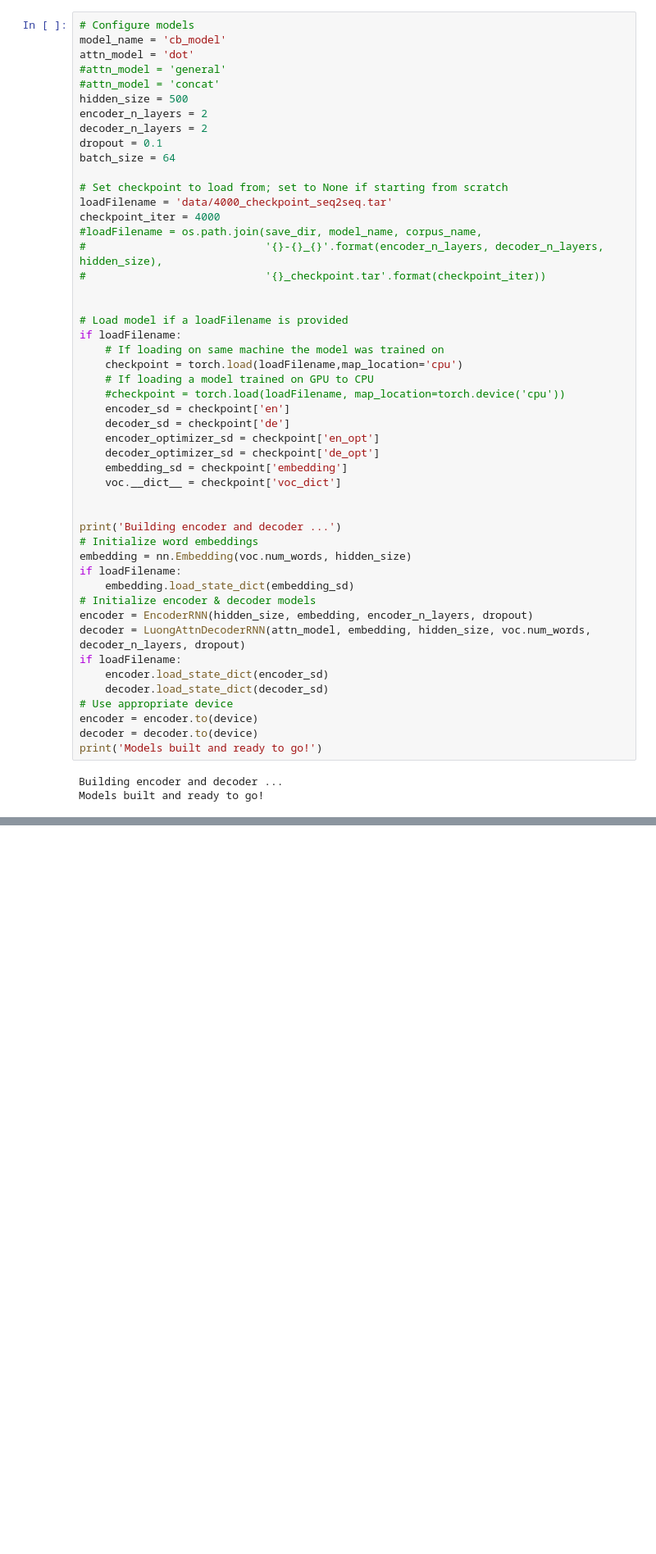
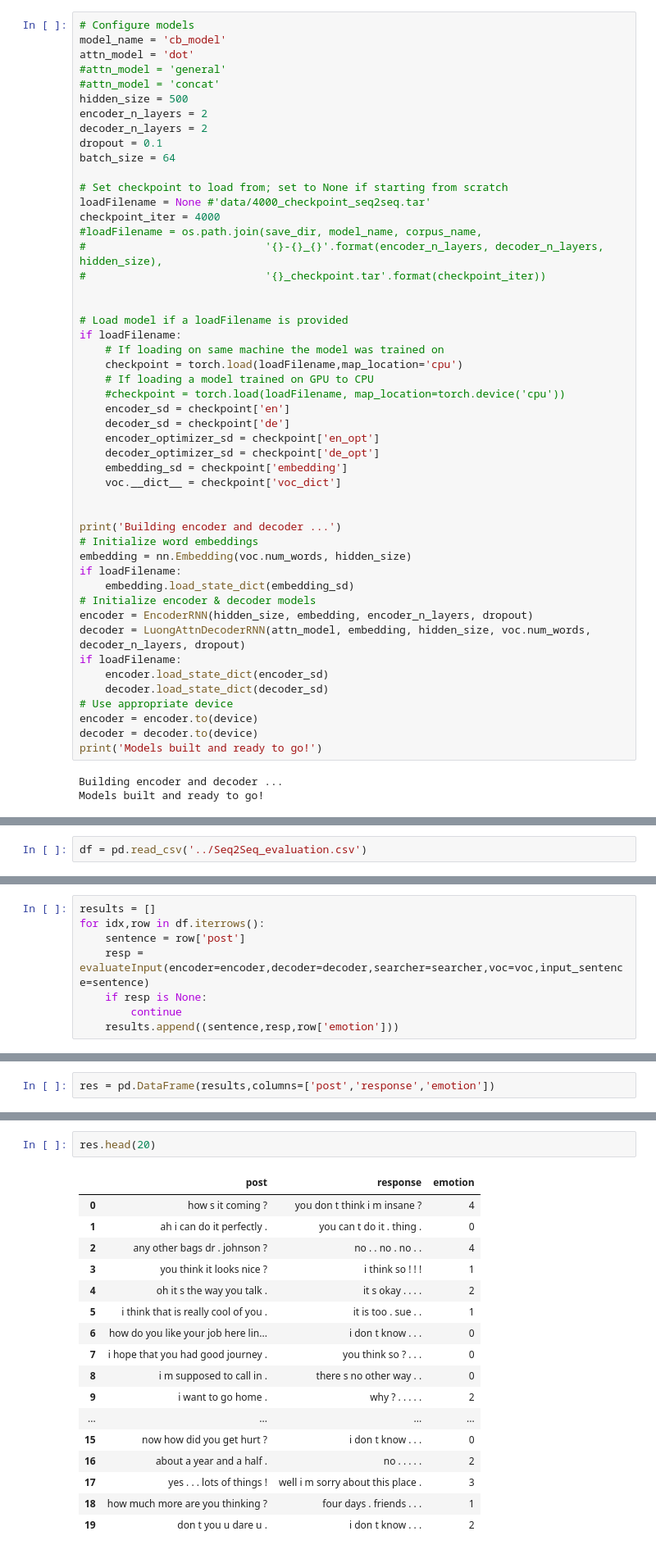
Before and after one commit to bofei5675/ECM_NLU, a Jupyter notebook: Baseline/jupyter/chatbot_tutorial.ipynb, the cells around one changed output, grey strips where cells are left out. Shown at 82% size. Drawn from its saved outputs; the diff is of its cells as text; blank space fills up the shorter version.

```diff
--- a/Baseline/jupyter/chatbot_tutorial.ipynb
+++ b/Baseline/jupyter/chatbot_tutorial.ipynb
@@ -1267,7 +1267,7 @@ dropout = 0.1
 batch_size = 64
 
 # Set checkpoint to load from; set to None if starting from scratch
-loadFilename = 'data/4000_checkpoint_seq2seq.tar'
+loadFilename = None #'data/4000_checkpoint_seq2seq.tar'
 checkpoint_iter = 4000
 #loadFilename = os.path.join(save_dir, model_name, corpus_name,
 #                            '{}-{}_{}'.format(encoder_n_layers, decoder_n_layers, hidden_size),
@@ -1383,0 +1392,2 @@ KeyboardInterrupt:
+# %%
+df = pd.read_csv('../Seq2Seq_evaluation.csv')
@@ -1383,0 +1419,8 @@ KeyboardInterrupt:
+# %%
+results = []
+for idx,row in df.iterrows():
+    sentence = row['post']
+    resp = evaluateInput(encoder=encoder,decoder=decoder,searcher=searcher,voc=voc,input_sentence=sentence)
+    if resp is None:
+        continue
+    results.append((sentence,resp,row['emotion']))
@@ -1383,0 +1445,2 @@ KeyboardInterrupt:
+# %%
+res = pd.DataFrame(results,columns=['post','response','emotion'])
@@ -1384,3 +1449,23 @@ KeyboardInterrupt:
+# %%
+res.head(20)
+# %% [output]
+|  | post | response | emotion |
+| 0 | how s it coming ? | you don t think i m insane ? | 4 |
+| 1 | ah i can do it perfectly . | you can t do it . thing . | 0 |
+| 2 | any other bags dr . johnson ? | no . . no . no . . | 4 |
+| 3 | you think it looks nice ? | i think so ! ! ! | 1 |
+| 4 | oh it s the way you talk . | it s okay . . . . | 2 |
+| 5 | i think that is really cool of you . | it is too . sue . . | 1 |
+| 6 | how do you like your job here lin... | i don t know . . . | 0 |
+| 7 | i hope that you had good journey . | you think so ? . . . | 0 |
+| 8 | i m supposed to call in . | there s no other way . . | 0 |
+| 9 | i want to go home . | why ? . . . . . | 2 |
+| ... | ... | ... | ... |
+| 15 | now how did you get hurt ? | i don t know . . . | 0 |
+| 16 | about a year and a half . | no . . . . . | 2 |
+| 17 | yes . . . lots of things ! | well i m sorry about this place . | 3 |
+| 18 | how much more are you thinking ? | four days . friends . . . | 1 |
+| 19 | don t you u dare u . | i don t know . . . | 2 |
 # %% [markdown]
 Conclusion
 ----------
```
Also changed, not shown: parts of 10 cells of this notebook, 19 other files.
